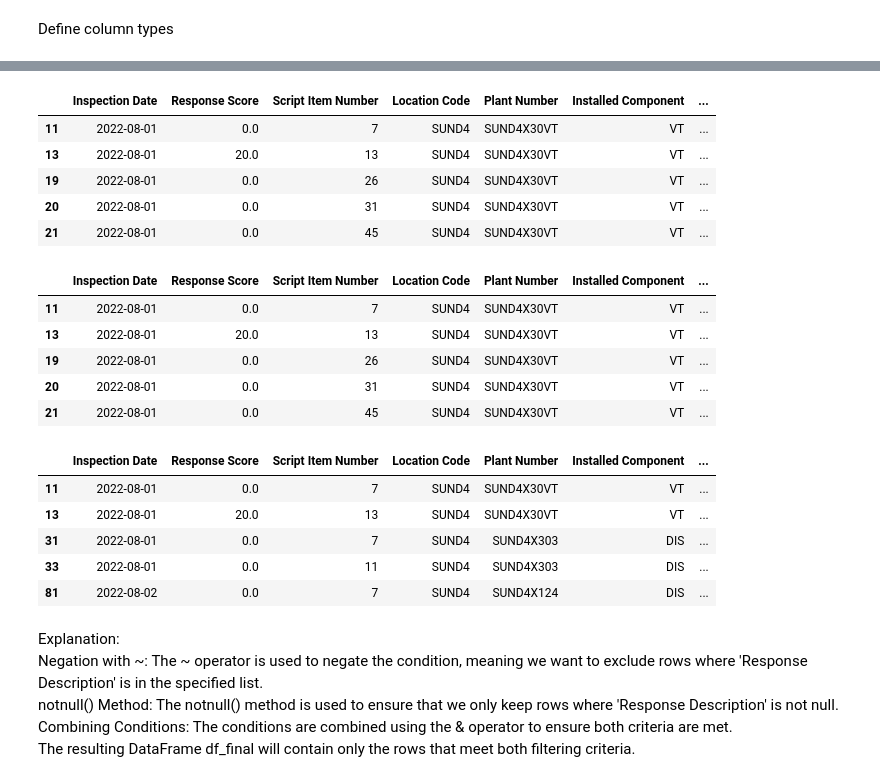
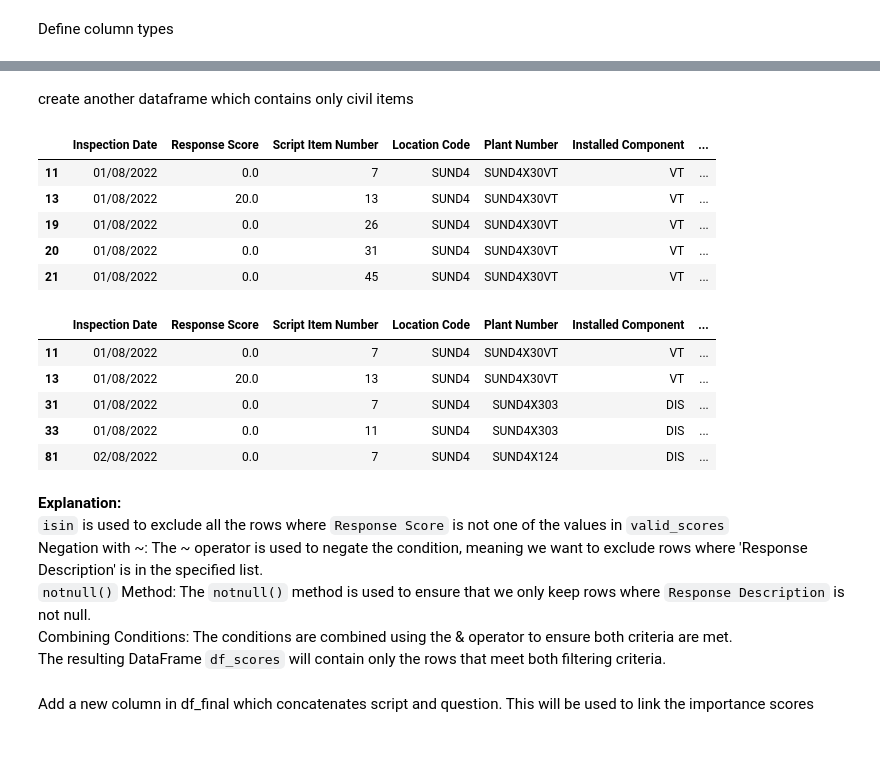
Before and after one commit to Rob1867/Project, a Jupyter notebook: Visual Condition Pipeline.ipynb, the cells around one changed output, grey strips where cells are left out. Drawn from its saved outputs; the diff is of its cells as text; code cells hidden in the pictures; blank space fills up the shorter version.

```diff
--- a/Visual Condition Pipeline.ipynb
+++ b/Visual Condition Pipeline.ipynb
@@ -225,9 +196,9 @@ print(merged_df)
 # %%
 # Create a copy of df_reduced to avoid SettingWithCopyWarning
-df_reduced_copy = df_reduced.copy()
+df_vi_reduced_copy = df_vi_reduced.copy()
 
 # Call the function with the copied DataFrame
-result_consistent = check_consistent_dates(df_reduced_copy, 'Script Activity ID', 'Inspection Date')
+result_consistent = check_consistent_dates(df_vi_reduced_copy, 'Script Activity ID', 'Inspection Date')
 # %%
 if result_consistent['consistent']:
     print("Result: All reference numbers consistently have the same date.")
@@ -254,7 +215,5 @@ Columns in DataFrame: Index(['Inspection Date', 'Response Score', 'Script Item N
 # %%
 # Adding a new column with the first 5 characters of 'original_column'
-df_reduced.loc[:,'5Char_Site_Code'] = df_reduced['Location Code'].str[:5]
+df_vi_reduced_copy.loc[:,'5Char_Site_Code'] = df_vi_reduced_copy['Location Code'].str[:5]
 
-df_reduced.loc[:,'Civil Item'] = df_reduced['Attribute ID'].str.contains('CIV').replace({True: 'Civil Item', False: None})
-
-df_reduced.head
+df_vi_reduced_copy.loc[:,'Civil Item'] = df_vi_reduced_copy['Attribute ID'].str.contains('CIV').replace({True: 'Civil Item', False: None})
@@ -295,17 +235,15 @@ target_column = 'Attribute ID'  # Replace with the name of the column to check f
 matches = []
 # %%
 # Iterate through the DataFrame
-for i in range(len(df_reduced) - 1):  # -1 to avoid index out of range
-    if df_reduced[check_column].iloc[i] == 'Civil Item':
+for i in range(len(df_vi_reduced_copy) - 1):  # -1 to avoid index out of range
+    if df_vi_reduced_copy[check_column].iloc[i] == 'Civil Item':
         # Start checking the next rows for 'VIGEN05'
         j = i + 1
-        while j < len(df_reduced) and df_reduced[target_column].iloc[j] == 'VIGEN05':
+        while j < len(df_vi_reduced_copy) and df_vi_reduced_copy[target_column].iloc[j] == 'VIGEN05':
             matches.append(j)  # Store the index of 'VIGEN05'
             j += 1  # Move to the next row
 
 for row in matches:
-    df_reduced.at[row, check_column] = 'Civil Photo'
+    df_vi_reduced_copy.at[row, check_column] = 'Civil Photo'
 
-df_civ_photos = df_reduced[df_reduced['Civil Item'].notna()]
-
-df_civ_photos['Attribute ID'].head
+df_vi_civil = df_vi_reduced_copy[df_vi_reduced_copy['Civil Item'].notna()]
@@ -325,47 +250,36 @@ Name: Attribute ID, Length: 2621, dtype: object>
+# %% [markdown]
+create another dataframe which contains only civil items
 # %%
-df_scores = df_civ_photos[df_civ_photos['Civil Item'] == 'Civil Item']
+df_vi_civil_items = df_vi_civil[df_vi_civil['Civil Item'] == 'Civil Item']
 
-
-df_scores.head()
+df_vi_civil_items.head()
 # %% [output]
 |  | Inspection Date | Response Score | Script Item Number | Location Code | Plant Number | Installed Component | ... |
-| 11 | 2022-08-01 | 0.0 | 7 | SUND4 | SUND4X30VT | VT | ... |
-| 13 | 2022-08-01 | 20.0 | 13 | SUND4 | SUND4X30VT | VT | ... |
-| 19 | 2022-08-01 | 0.0 | 26 | SUND4 | SUND4X30VT | VT | ... |
-| 20 | 2022-08-01 | 0.0 | 31 | SUND4 | SUND4X30VT | VT | ... |
-| 21 | 2022-08-01 | 0.0 | 45 | SUND4 | SUND4X30VT | VT | ... |
+| 11 | 01/08/2022 | 0.0 | 7 | SUND4 | SUND4X30VT | VT | ... |
+| 13 | 01/08/2022 | 20.0 | 13 | SUND4 | SUND4X30VT | VT | ... |
+| 19 | 01/08/2022 | 0.0 | 26 | SUND4 | SUND4X30VT | VT | ... |
+| 20 | 01/08/2022 | 0.0 | 31 | SUND4 | SUND4X30VT | VT | ... |
+| 21 | 01/08/2022 | 0.0 | 45 | SUND4 | SUND4X30VT | VT | ... |
 # %%
 # Define the valid response scores
 valid_scores = [0, 20, 40, 60, 80, 100]
 
 # Filter the DataFrame
-df_filtered = df_scores[df_scores['Response Score'].isin(valid_scores)]
+df_scores = df_vi_civil_items[df_vi_civil_items['Response Score'].isin(valid_scores) & ~df_vi_civil_items['Response Description'].isin(['YES', 'NO', 'Non-Metallic']) &
+    df_vi_civil_items['Response Description'].notnull()]
 
-df_filtered.head()
+df_scores.head()
 # %% [output]
 |  | Inspection Date | Response Score | Script Item Number | Location Code | Plant Number | Installed Component | ... |
-| 11 | 2022-08-01 | 0.0 | 7 | SUND4 | SUND4X30VT | VT | ... |
-| 13 | 2022-08-01 | 20.0 | 13 | SUND4 | SUND4X30VT | VT | ... |
-| 19 | 2022-08-01 | 0.0 | 26 | SUND4 | SUND4X30VT | VT | ... |
-| 20 | 2022-08-01 | 0.0 | 31 | SUND4 | SUND4X30VT | VT | ... |
-| 21 | 2022-08-01 | 0.0 | 45 | SUND4 | SUND4X30VT | VT | ... |
+| 11 | 01/08/2022 | 0.0 | 7 | SUND4 | SUND4X30VT | VT | ... |
+| 13 | 01/08/2022 | 20.0 | 13 | SUND4 | SUND4X30VT | VT | ... |
+| 31 | 01/08/2022 | 0.0 | 7 | SUND4 | SUND4X303 | DIS | ... |
+| 33 | 01/08/2022 | 0.0 | 11 | SUND4 | SUND4X303 | DIS | ... |
+| 81 | 02/08/2022 | 0.0 | 7 | SUND4 | SUND4X124 | DIS | ... |
-# %%
-# Further filter the DataFrame
-df_final = df_filtered[~df_filtered['Response Description'].isin(['YES', 'NO', 'Non-Metallic']) &
-    df_filtered['Response Description'].notnull()
-]
-
-df_final.head()
-# %% [output]
-|  | Inspection Date | Response Score | Script Item Number | Location Code | Plant Number | Installed Component | ... |
-| 11 | 2022-08-01 | 0.0 | 7 | SUND4 | SUND4X30VT | VT | ... |
-| 13 | 2022-08-01 | 20.0 | 13 | SUND4 | SUND4X30VT | VT | ... |
-| 31 | 2022-08-01 | 0.0 | 7 | SUND4 | SUND4X303 | DIS | ... |
-| 33 | 2022-08-01 | 0.0 | 11 | SUND4 | SUND4X303 | DIS | ... |
-| 81 | 2022-08-02 | 0.0 | 7 | SUND4 | SUND4X124 | DIS | ... |
 # %% [markdown]
-Explanation:\
+**Explanation:**\
+`isin` is used to exclude all the rows where `Response Score` is not one of the values in `valid_scores`
 Negation with ~: The ~ operator is used to negate the condition, meaning we want to exclude rows where 'Response Description' is in the specified list.\
-notnull() Method: The notnull() method is used to ensure that we only keep rows where 'Response Description' is not null.\
+`notnull()` Method: The `notnull()` method is used to ensure that we only keep rows where `Response Description` is not null.\
 Combining Conditions: The conditions are combined using the & operator to ensure both criteria are met.\
-The resulting DataFrame df_final will contain only the rows that meet both filtering criteria.
+The resulting DataFrame `df_scores` will contain only the rows that meet both filtering criteria.
@@ -376,2 +286,4 @@ The resulting DataFrame df_final will contain only the rows that meet both filte
+# %% [markdown]
+Add a new column in df_final which concatenates script and question. This will be used to link the importance scores
 # %%
 # Concatenating two columns into a new column with a space in between
```
Also changed, not shown: parts of 39 cells of this notebook.
